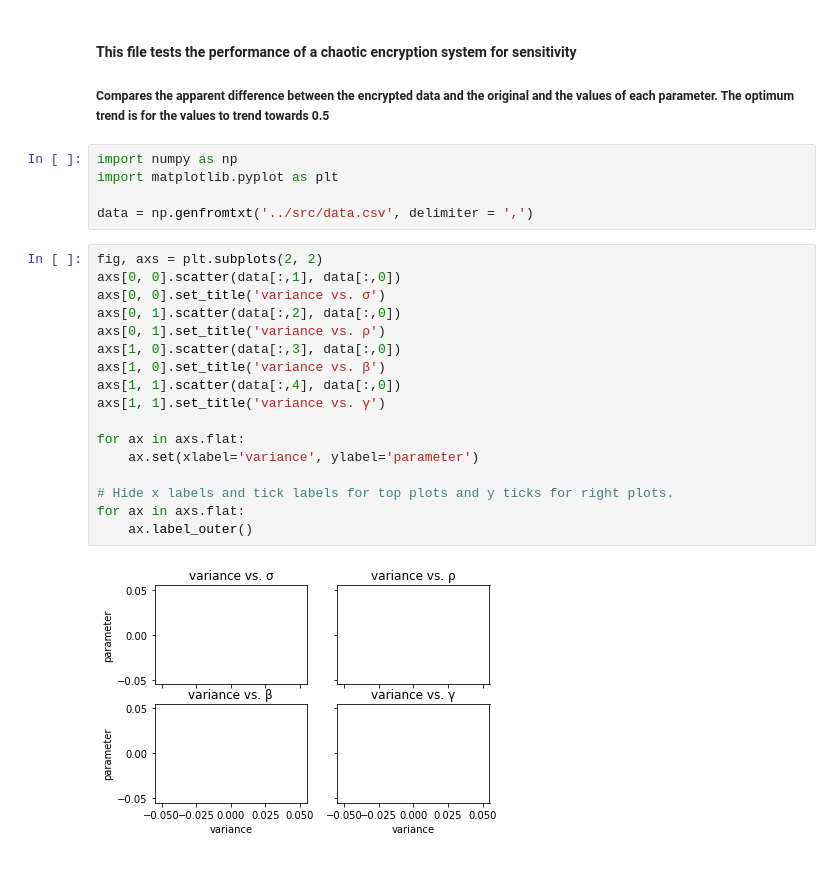
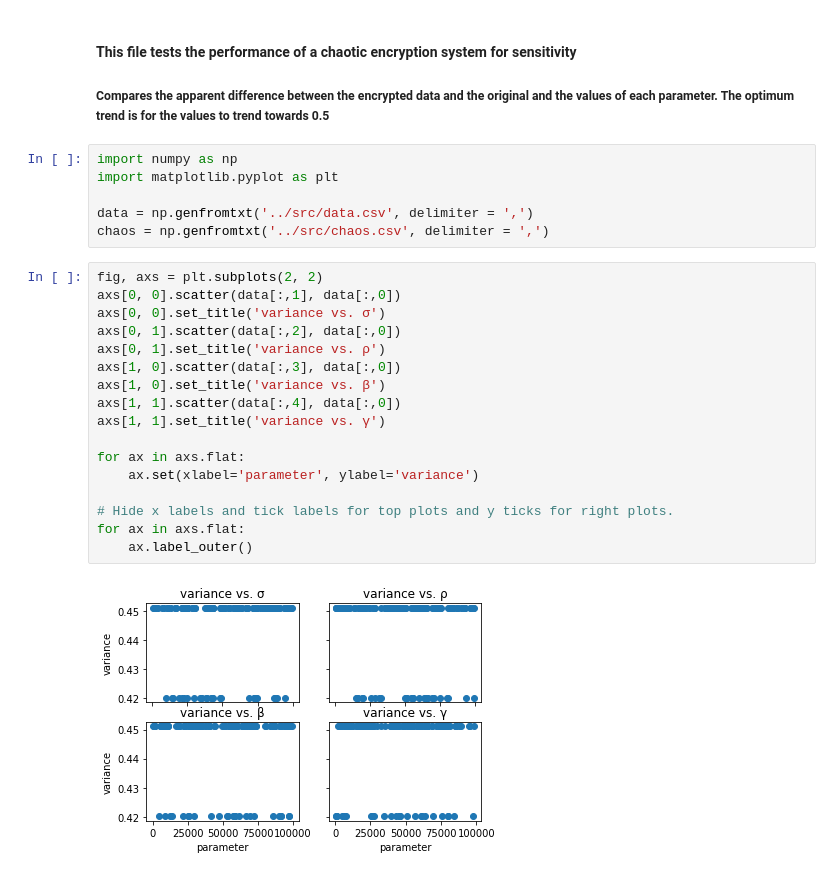
Before and after one commit to jacobelrey/chaos-crypt, a Jupyter notebook: jupyter/Untitled.ipynb, the cells around one changed output. Drawn from its saved outputs; the diff is of its cells as text.

```diff
--- a/jupyter/Untitled.ipynb
+++ b/jupyter/Untitled.ipynb
@@ -9,24 +9,25 @@ import numpy as np
 import matplotlib.pyplot as plt
 
 data = np.genfromtxt('../src/data.csv', delimiter = ',')
+chaos = np.genfromtxt('../src/chaos.csv', delimiter = ',')
 # %%
 fig, axs = plt.subplots(2, 2)
 axs[0, 0].scatter(data[:,1], data[:,0])
 axs[0, 0].set_title('variance vs. σ')
 axs[0, 1].scatter(data[:,2], data[:,0])
 axs[0, 1].set_title('variance vs. ρ')
 axs[1, 0].scatter(data[:,3], data[:,0])
 axs[1, 0].set_title('variance vs. β')
 axs[1, 1].scatter(data[:,4], data[:,0])
 axs[1, 1].set_title('variance vs. γ')
 
 for ax in axs.flat:
-    ax.set(xlabel='variance', ylabel='parameter')
+    ax.set(xlabel='parameter', ylabel='variance')
 
 # Hide x labels and tick labels for top plots and y ticks for right plots.
 for ax in axs.flat:
     ax.label_outer()
 # %% [output]
-[figure, old version]
+[figure, new version]
 # %%
 plt.scatter(data[:,1], data[:,0])
```
Also changed, not shown: parts of 3 cells of this notebook, 4 other files.
